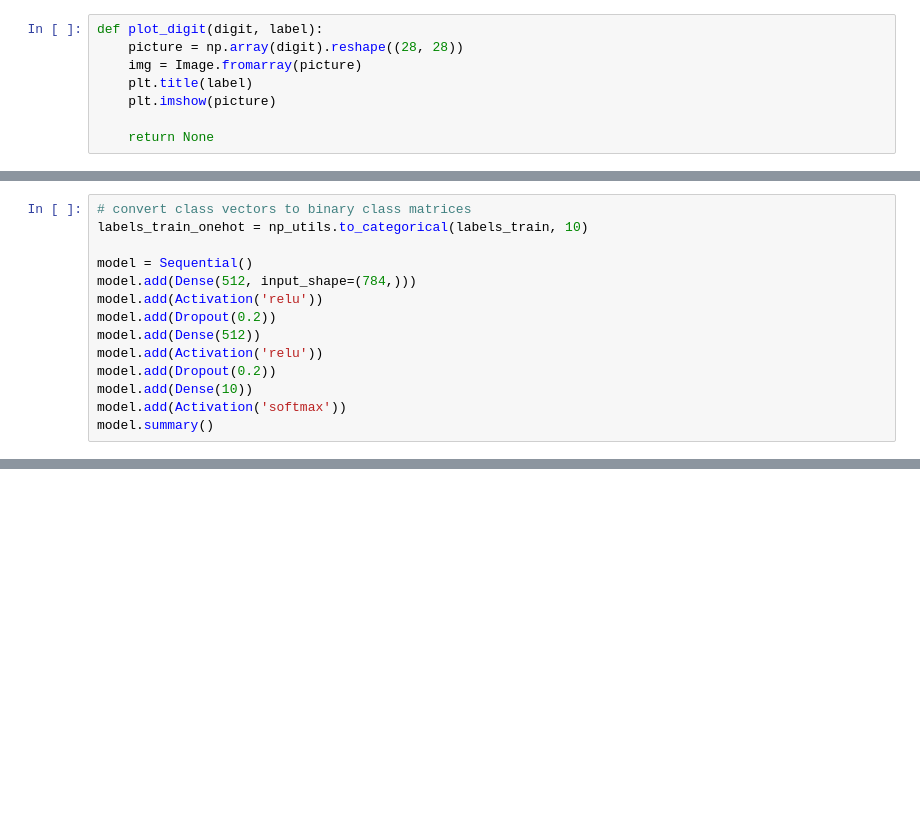
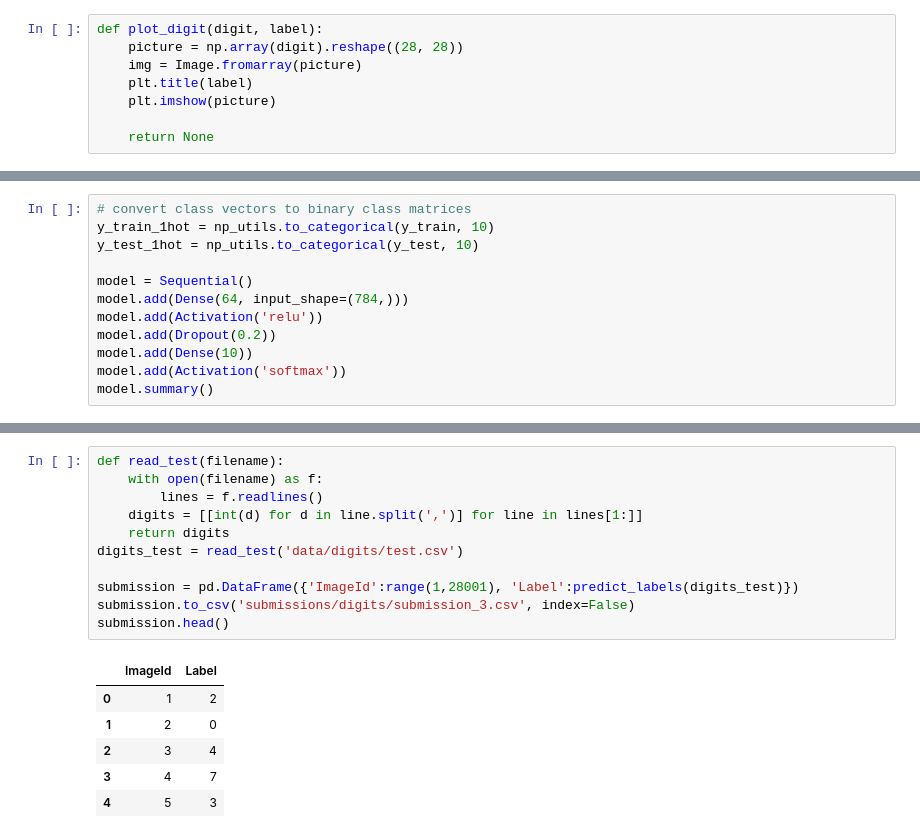
Before and after one commit to phildeutsch/fast.ai, a Jupyter notebook: digits.ipynb, the cells around one changed output, grey strips where cells are left out. Cells and saved outputs as stored; diff of their text form; blank space fills up the shorter version.

```diff
--- a/digits.ipynb
+++ b/digits.ipynb
@@ -54,12 +62,10 @@ plot_digit(digits_test[4], '???')
 # %%
 # convert class vectors to binary class matrices
-labels_train_onehot = np_utils.to_categorical(labels_train, 10)
+y_train_1hot = np_utils.to_categorical(y_train, 10)
+y_test_1hot = np_utils.to_categorical(y_test, 10)
 
 model = Sequential()
-model.add(Dense(512, input_shape=(784,)))
-model.add(Activation('relu'))
-model.add(Dropout(0.2))
-model.add(Dense(512))
+model.add(Dense(64, input_shape=(784,)))
 model.add(Activation('relu'))
 model.add(Dropout(0.2))
 model.add(Dense(10))
@@ -113,0 +215,18 @@ submission.to_csv('submissions/digits/submission_3.csv', index=False)
+# %%
+def read_test(filename):
+    with open(filename) as f:
+        lines = f.readlines()
+    digits = [[int(d) for d in line.split(',')] for line in lines[1:]]
+    return digits
+digits_test = read_test('data/digits/test.csv')
+
+submission = pd.DataFrame({'ImageId':range(1,28001), 'Label':predict_labels(digits_test)})
+submission.to_csv('submissions/digits/submission_3.csv', index=False)
+submission.head()
+# %% [output]
+|  | ImageId | Label |
+| 0 | 1 | 2 |
+| 1 | 2 | 0 |
+| 2 | 3 | 4 |
+| 3 | 4 | 7 |
+| 4 | 5 | 3 |
```
Also changed, not shown: parts of 20 cells of this notebook.
